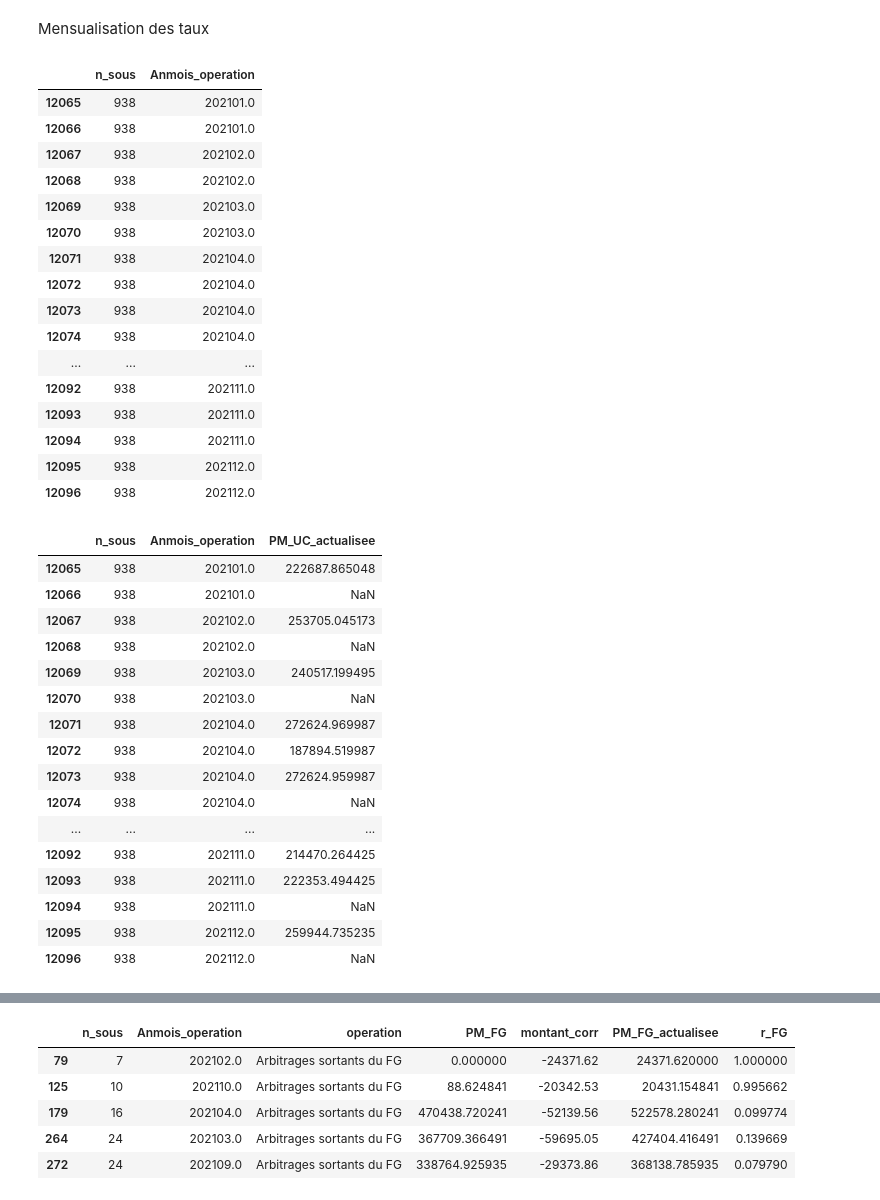
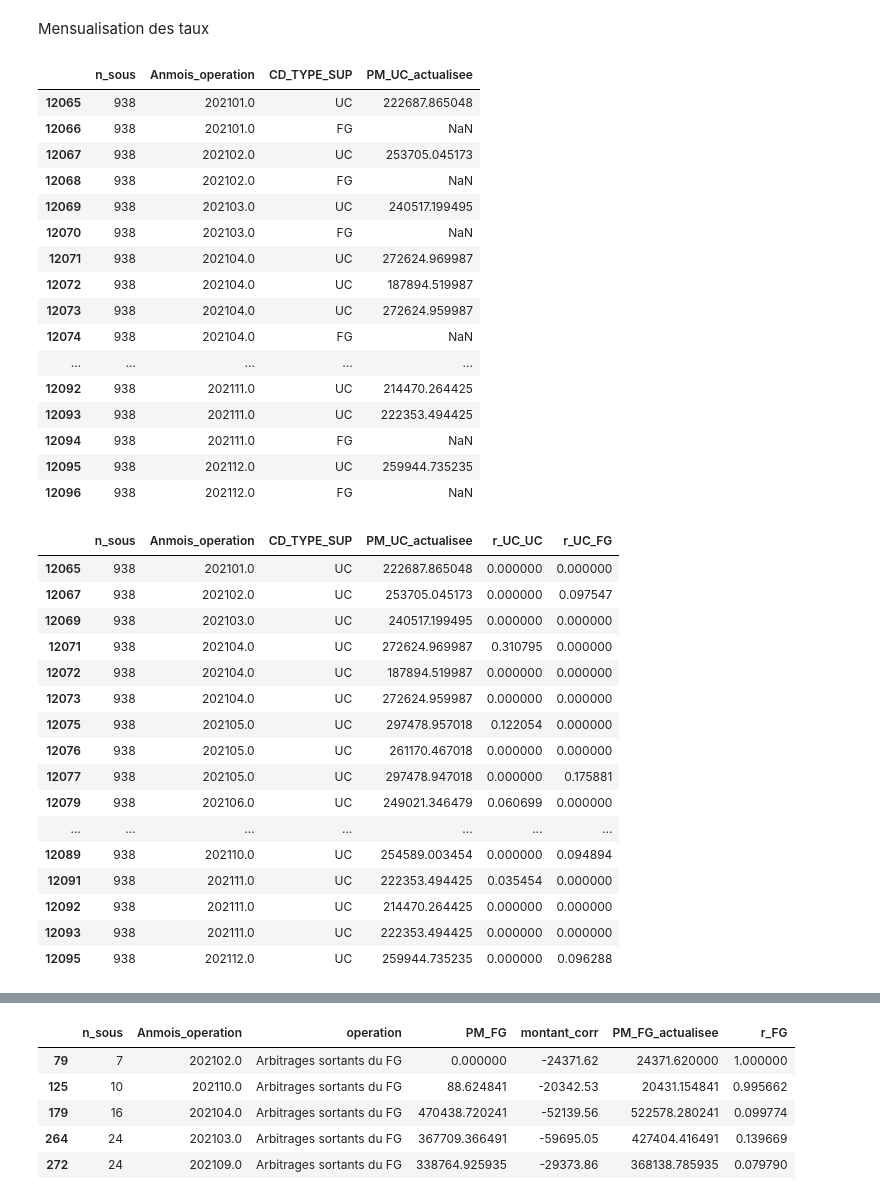
Before and after one commit to afonkou01/Arbitrage_Vie_BNP_Cardif, a Jupyter notebook: Avancement notebook - BNP Cardif_26_01_2024.ipynb, the cells around one changed output, grey strips where cells are left out. Saved outputs shown, nothing was run; the diff lists cells and outputs as text; code cells hidden in the pictures.

Commit message:
jointure des bases

```diff
--- a/Avancement notebook - BNP Cardif_26_01_2024.ipynb
+++ b/Avancement notebook - BNP Cardif_26_01_2024.ipynb
@@ -191,7 +191,11 @@ for (contrat, date), groupe in base_arbitrage_regroupee_FG:
 
 ##I- Taux Uc_Uc et Uc_FG
 taux_mensuels_2 = pd.DataFrame()
-for (contrat, date), groupe in base_operation_regroupee_MultiS_UCp:
+
+base_multisupport_UCpures2 = base_multisupport_UCpures.dropna(subset=['PM_UC_actualisee'], how='all')
+base_operation_regroupee_MultiS_UCp2 = base_multisupport_UCpures2.groupby(by= ['n_sous', 'Anmois_operation'], as_index = False)
+
+for (contrat, date), groupe in base_operation_regroupee_MultiS_UCp2:
     prd_scl1 = np.dot(groupe["r_UC_UC"], groupe["PM_UC_actualisee"])
     prd_scl2 = np.dot(groupe["r_UC_FG"], groupe["PM_UC_actualisee"])
     somme = (np.sum(groupe["PM_UC_actualisee"]))
@@ -200,42 +204,42 @@ for (contrat, date), groupe in base_operation_regroupee_MultiS_UCp:
     ligne = pd.DataFrame({'n_sous' : [contrat], 'Anmois_operation' : [int(date)], "r_UC_UC_m" : [taux_uc_uc], "r_UC_FG_m" : [taux_uc_fg] })
     taux_mensuels_2 = pd.concat([taux_mensuels_2, ligne])
 # %%
-base[base["n_sous"]==938][["n_sous", "Anmois_operation"]]
+base_multisupport_UCpures[base_multisupport_UCpures["n_sous"]==938][["n_sous", "Anmois_operation", "CD_TYPE_SUP","PM_UC_actualisee"]]
 # %% [output]
-|  | n_sous | Anmois_operation |
-| 12065 | 938 | 202101.0 |
-| 12066 | 938 | 202101.0 |
-| 12067 | 938 | 202102.0 |
-| 12068 | 938 | 202102.0 |
-| 12069 | 938 | 202103.0 |
-| 12070 | 938 | 202103.0 |
-| 12071 | 938 | 202104.0 |
-| 12072 | 938 | 202104.0 |
-| 12073 | 938 | 202104.0 |
-| 12074 | 938 | 202104.0 |
-| ... | ... | ... |
-| 12092 | 938 | 202111.0 |
-| 12093 | 938 | 202111.0 |
-| 12094 | 938 | 202111.0 |
-| 12095 | 938 | 202112.0 |
-| 12096 | 938 | 202112.0 |
+|  | n_sous | Anmois_operation | CD_TYPE_SUP | PM_UC_actualisee |
+| 12065 | 938 | 202101.0 | UC | 222687.865048 |
+| 12066 | 938 | 202101.0 | FG | NaN |
+| 12067 | 938 | 202102.0 | UC | 253705.045173 |
+| 12068 | 938 | 202102.0 | FG | NaN |
+| 12069 | 938 | 202103.0 | UC | 240517.199495 |
+| 12070 | 938 | 202103.0 | FG | NaN |
+| 12071 | 938 | 202104.0 | UC | 272624.969987 |
+| 12072 | 938 | 202104.0 | UC | 187894.519987 |
+| 12073 | 938 | 202104.0 | UC | 272624.959987 |
+| 12074 | 938 | 202104.0 | FG | NaN |
+| ... | ... | ... | ... | ... |
+| 12092 | 938 | 202111.0 | UC | 214470.264425 |
+| 12093 | 938 | 202111.0 | UC | 222353.494425 |
+| 12094 | 938 | 202111.0 | FG | NaN |
+| 12095 | 938 | 202112.0 | UC | 259944.735235 |
+| 12096 | 938 | 202112.0 | FG | NaN |
 # %%
-base_multisupport_UCpures[base_multisupport_UCpures["n_sous"]==938][["n_sous", "Anmois_operation", "PM_UC_actualisee"]]
+base_multisupport_UCpures2[base_multisupport_UCpures2["n_sous"]==938][["n_sous", "Anmois_operation", "CD_TYPE_SUP", "PM_UC_actualisee", "r_UC_UC", "r_UC_FG"]]
 # %% [output]
-|  | n_sous | Anmois_operation | PM_UC_actualisee |
-| 12065 | 938 | 202101.0 | 222687.865048 |
-| 12066 | 938 | 202101.0 | NaN |
-| 12067 | 938 | 202102.0 | 253705.045173 |
-| 12068 | 938 | 202102.0 | NaN |
-| 12069 | 938 | 202103.0 | 240517.199495 |
-| 12070 | 938 | 202103.0 | NaN |
-| 12071 | 938 | 202104.0 | 272624.969987 |
-| 12072 | 938 | 202104.0 | 187894.519987 |
-| 12073 | 938 | 202104.0 | 272624.959987 |
-| 12074 | 938 | 202104.0 | NaN |
-| ... | ... | ... | ... |
-| 12092 | 938 | 202111.0 | 214470.264425 |
-| 12093 | 938 | 202111.0 | 222353.494425 |
-| 12094 | 938 | 202111.0 | NaN |
-| 12095 | 938 | 202112.0 | 259944.735235 |
-| 12096 | 938 | 202112.0 | NaN |
+|  | n_sous | Anmois_operation | CD_TYPE_SUP | PM_UC_actualisee | r_UC_UC | r_UC_FG |
+| 12065 | 938 | 202101.0 | UC | 222687.865048 | 0.000000 | 0.000000 |
+| 12067 | 938 | 202102.0 | UC | 253705.045173 | 0.000000 | 0.097547 |
+| 12069 | 938 | 202103.0 | UC | 240517.199495 | 0.000000 | 0.000000 |
+| 12071 | 938 | 202104.0 | UC | 272624.969987 | 0.310795 | 0.000000 |
+| 12072 | 938 | 202104.0 | UC | 187894.519987 | 0.000000 | 0.000000 |
+| 12073 | 938 | 202104.0 | UC | 272624.959987 | 0.000000 | 0.000000 |
+| 12075 | 938 | 202105.0 | UC | 297478.957018 | 0.122054 | 0.000000 |
+| 12076 | 938 | 202105.0 | UC | 261170.467018 | 0.000000 | 0.000000 |
+| 12077 | 938 | 202105.0 | UC | 297478.947018 | 0.000000 | 0.175881 |
+| 12079 | 938 | 202106.0 | UC | 249021.346479 | 0.060699 | 0.000000 |
+| ... | ... | ... | ... | ... | ... | ... |
+| 12089 | 938 | 202110.0 | UC | 254589.003454 | 0.000000 | 0.094894 |
+| 12091 | 938 | 202111.0 | UC | 222353.494425 | 0.035454 | 0.000000 |
+| 12092 | 938 | 202111.0 | UC | 214470.264425 | 0.000000 | 0.000000 |
+| 12093 | 938 | 202111.0 | UC | 222353.494425 | 0.000000 | 0.000000 |
+| 12095 | 938 | 202112.0 | UC | 259944.735235 | 0.000000 | 0.096288 |
```
Also changed, not shown: parts of 2 cells of this notebook.
